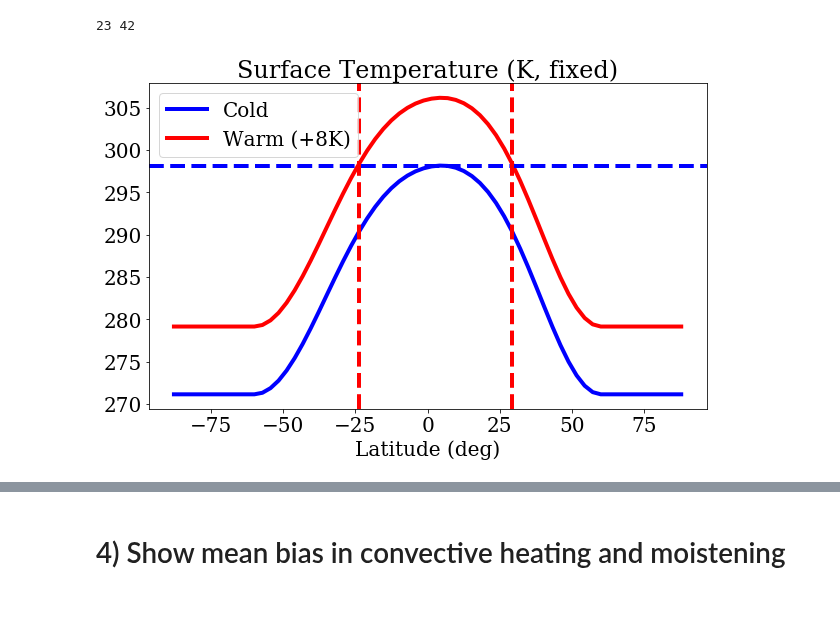
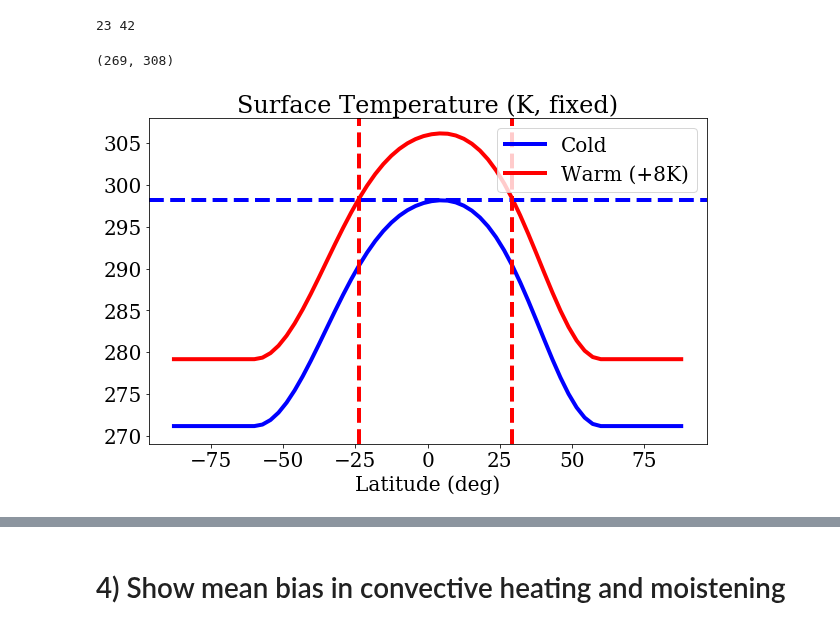
Before and after one commit to wallingTACC/CBRAIN-CAM, a Jupyter notebook: notebooks/tbeucler_devlog/034_AGU2019_Figures.ipynb, the cells around one changed output, grey strips where cells are left out. Drawn from its saved outputs; the diff is of its cells as text; code cells hidden in the pictures.

Commit message:
NOAA seminar figures

```diff
--- a/notebooks/tbeucler_devlog/034_AGU2019_Figures.ipynb
+++ b/notebooks/tbeucler_devlog/034_AGU2019_Figures.ipynb
@@ -413,20 +414,22 @@ pathHOME = '/home/t/Tom.Beucler/'
 # %%
 plt.figure(figsize=(10,6))
 plt.plot(datam4K.lat,np.mean(datam4K.TS,axis=(0,2)),label='Cold',color='b')
 plt.plot(datap4K.lat,np.mean(datap4K.TS,axis=(0,2)),label='Warm (+8K)',color='r')
 plt.axhline(y=SSTm4K,color='b',linestyle='--')
 plt.axvline(x=datap4K.lat[ileft],color='r',linestyle='--')
 plt.axvline(x=datap4K.lat[iright],color='r',linestyle='--')
-plt.legend()
+plt.legend(loc='upper right')
 plt.xlabel('Latitude (deg)')
 #plt.ylabel('Surface temperature (K)')
 plt.title('Surface Temperature (K, fixed)')
 # plt.title('SST(ref) max='+'%02.1f'%SSTmax0K+'K intersects with lat(+4K)='+
 #           '%02.0f'%datap4K.lat[ileft]+' and '+'%02.0f'%datap4K.lat[iright]+' deg')
-name = 'SST0'
+#name = 'SST0'
+plt.ylim((269,308))
 #plt.savefig(pathHOME+name+'.png',format='png')
 # %% [output]
+(269, 308)
-[figure, old version]
+[figure, new version]
 # %%
 plt.figure(figsize=(10,6))
 plt.plot(data0K.lat,np.mean(data0K.TS,axis=(0,2)),label='Reference',color='b')
```
Also changed, not shown: parts of 4 cells of this notebook, 1 other file.
